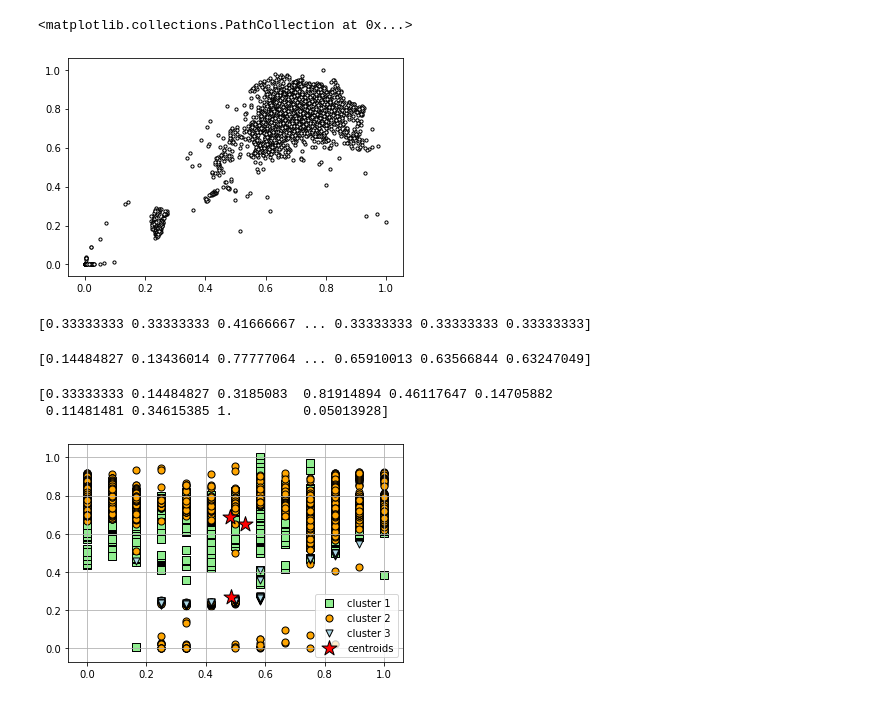
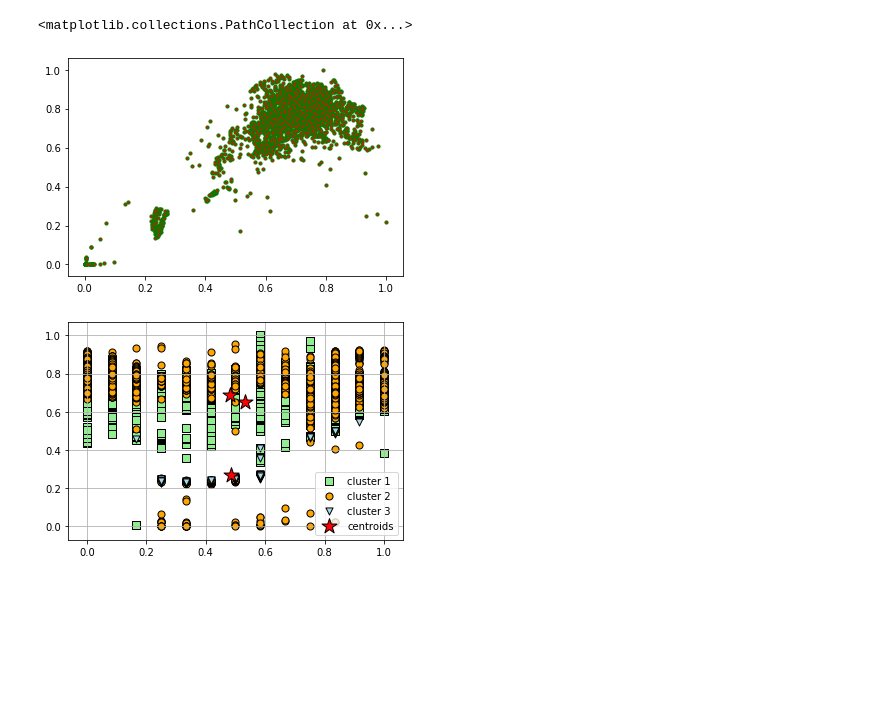
Before and after one commit to harshitadd/VisionAir, a Jupyter notebook: Fed_Clustering.ipynb, the cells around one changed output. Drawn from its saved outputs; the diff is of its cells as text; code cells hidden in the pictures; blank space fills up the shorter version.

Commit message:
Visualizing 4D data

```diff
--- a/Fed_Clustering.ipynb
+++ b/Fed_Clustering.ipynb
@@ -11,29 +15,16 @@ with open('/content/features_20_11.bin','rb') as file:
 # %%
 # print(np.shape(features))
 # y = np.zeros((np.shape(features)))
 # plt.scatter(features,y)
 
 plt.scatter(
    features[:, 1], features[:, 2],
-   c='white', marker='o',
-   edgecolor='black', s=10
+   c='red', marker='o',
+   edgecolor='green', s=10
 )
 # %% [output]
 <matplotlib.collections.PathCollection at 0x...>
-[figure, old version]
+[figure, new version]
-# %%
-print( features[:, 0])
-# %% [output]
-[0.33333333 0.33333333 0.41666667 ... 0.33333333 0.33333333 0.33333333]
-# %%
-print( features[:, 1])
-# %% [output]
-[0.14484827 0.13436014 0.77777064 ... 0.65910013 0.63566844 0.63247049]
-# %%
-print(features[0])
-# %% [output]
-[0.33333333 0.14484827 0.3185083  0.81914894 0.46117647 0.14705882
- 0.11481481 0.34615385 1.         0.05013928]
 # %%
 
 km = KMeans(
```
Also changed, not shown: parts of 23 cells of this notebook.
